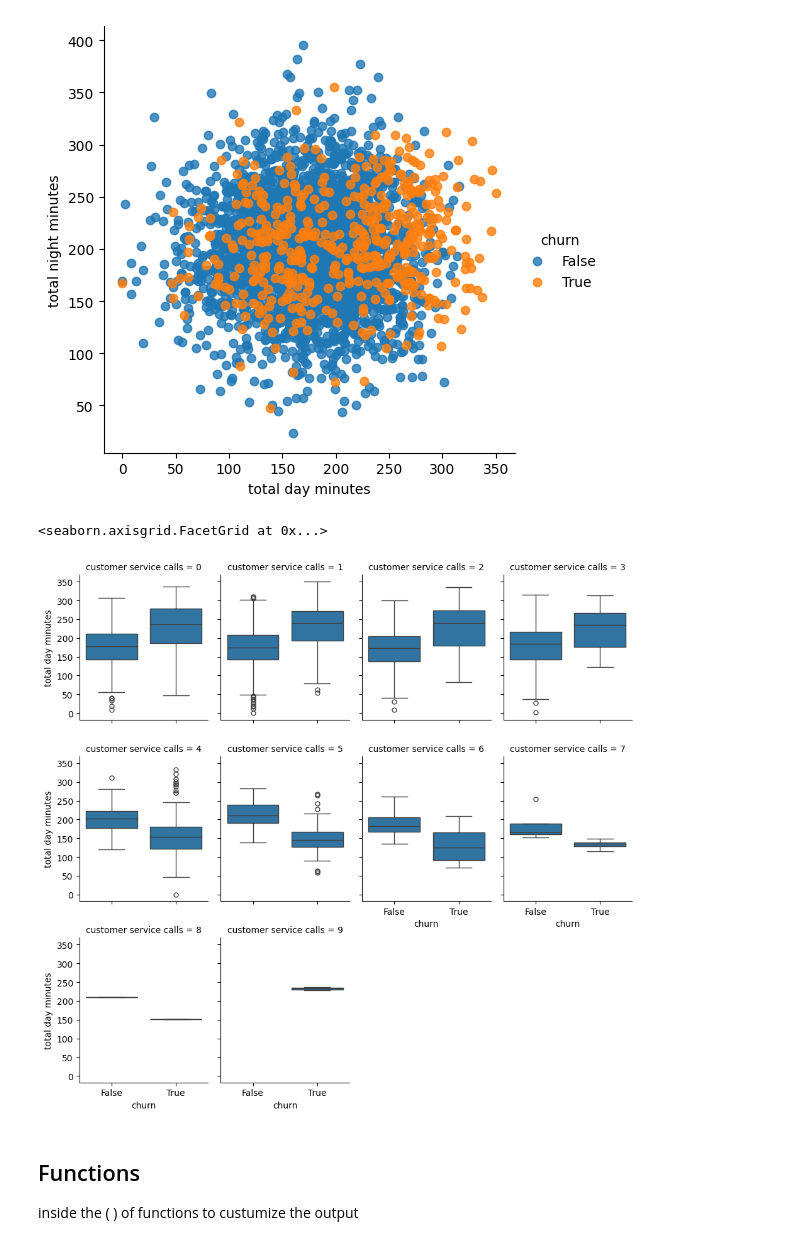
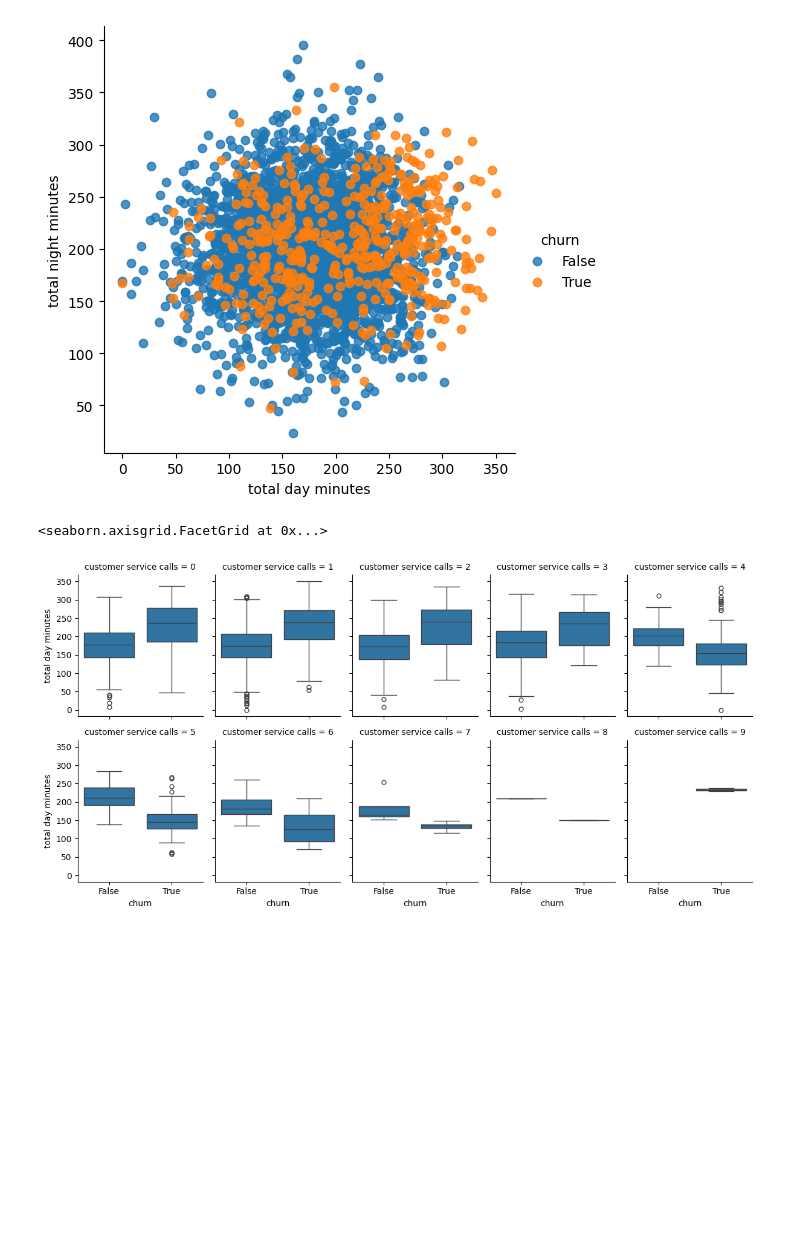
Before and after one commit to JanaAlhumaidan/Notes, a Jupyter notebook: Visualization.ipynb, the cells around one changed output. Cells and saved outputs as stored; diff of their text form; code cells hidden in the pictures; blank space fills up the shorter version.

```diff
--- a/Visualization.ipynb
+++ b/Visualization.ipynb
@@ -187,10 +187,7 @@ sns.lmplot(x='total day minutes', y='total night minutes', data = df, hue='churn
 <seaborn.axisgrid.FacetGrid at 0x...>
 [figure]
 # %%
-sns.catplot(x='churn', y='total day minutes', col='customer service calls', data=df, kind='box', col_wrap=4, height=3, aspect=0.8)
+sns.catplot(x='churn', y='total day minutes', col='customer service calls', data=df, kind='box', col_wrap=5, height=3, aspect=0.8)
 # %% [output]
 <seaborn.axisgrid.FacetGrid at 0x...>
-[figure, old version]
+[figure, new version]
-# %% [markdown]
-## Functions
-inside the ( ) of functions to custumize the output
```
Also changed, not shown: parts of 4 cells of this notebook.
